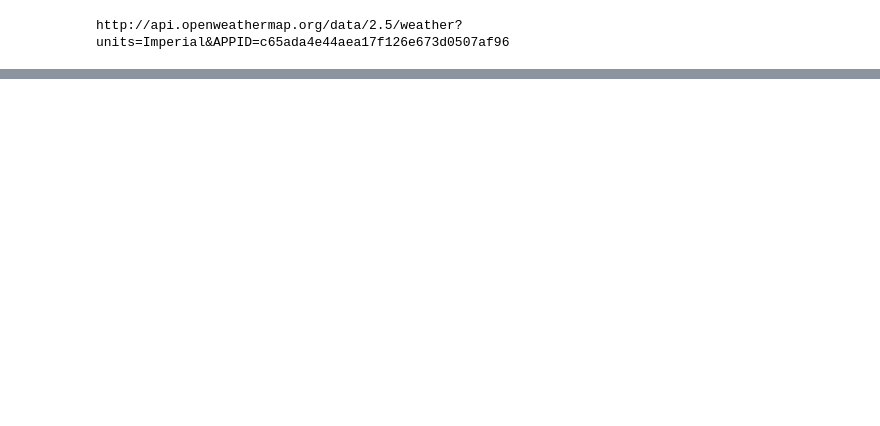
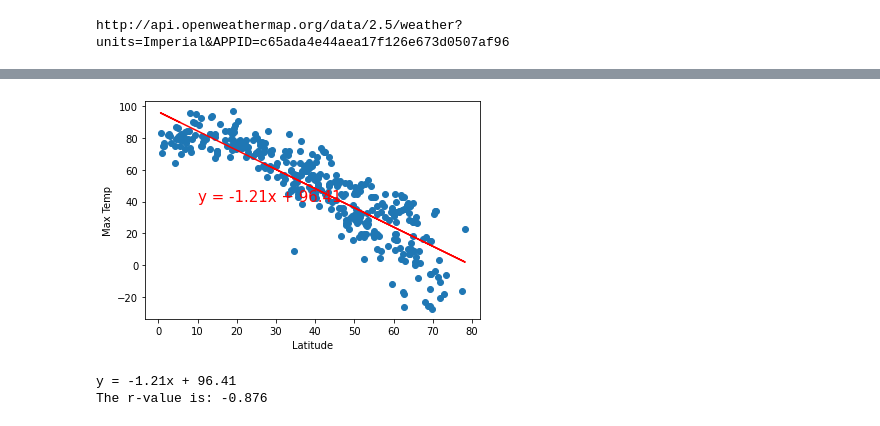
Before and after one commit to Jacqueline-Esbri/World_Weather_Analysis, a Jupyter notebook: WeatherPy.ipynb, the cells around one changed output, grey strips where cells are left out. Cells and saved outputs as stored; diff of their text form; code cells hidden in the pictures; blank space fills up the shorter version.

Commit message:
end of module

```diff
--- a/WeatherPy.ipynb
+++ b/WeatherPy.ipynb
@@ -384,0 +443,6 @@ plt.show()
+# %%
+#[12]
+
+# To solve the issue of City_ID index column
+
+city_data_df = pd.read_csv("weather_data/cities.csv")
@@ -384,0 +511,54 @@ plt.show()
+# %%
+#[13]
+
+# Now assign this DataFrame to the variable northern_hemi_df
+# to access the data to perform linear regression.
+
+# We can take the same approach to get the cities for the Southern Hemisphere
+# by filtering the city_data_df DataFrame for latitudes less than 0.
+
+# Create Northern and Southern Hemisphere DataFrames.
+northern_hemi_df = city_data_df.loc[(city_data_df["Lat"] >= 0)]
+southern_hemi_df = city_data_df.loc[(city_data_df["Lat"] < 0)]
+
+# Now we can perform linear regression on latitude and maximum
+# temperature from each hemisphere DataFrame.
+# %%
+#[13a] 6.4.2
+
+# Import linear regression from the SciPy stats module.
+from scipy.stats import linregress
+import matplotlib.pyplot as plt
+
+# Create a function to create perform linear regression on the weather data
+# and plot a regression line and the equation with the data.
+
+# Linear regression on the Northern Hemisphere
+x_values = northern_hemi_df["Lat"]
+y_values = northern_hemi_df["Max Temp"]
+
+# Call the function.
+plot_linear_regression(x_values, y_values,
+                       'Linear Regression on the Northern Hemisphere \
+                        for Maximum Temperature', 'Max Temp',(10, 40))
+# %% [output]
+[figure, added]
+# %%
+#[13aa]
+# Another way of doing #13
+
+# Linear regression on the Northern Hemisphere
+x_values = northern_hemi_df["Lat"]
+y_values = northern_hemi_df["Max Temp"]
+
+
+# Perform linear regression.
+(slope, intercept, r_value, p_value, std_err) = linregress(x_values, y_values)
+# Get the equation of the line.
+line_eq = "y = " + str(round(slope,2)) + "x + " + str(round(intercept,2))
+print(line_eq)
+#print(f"The p-value is: {p_value:.6f}")
+print(f"The r-value is: {r_value:.3f}")
+# %% [output]
+y = -1.21x + 96.41
+The r-value is: -0.876
```
Also changed, not shown: parts of 24 cells of this notebook, 9 other files.
